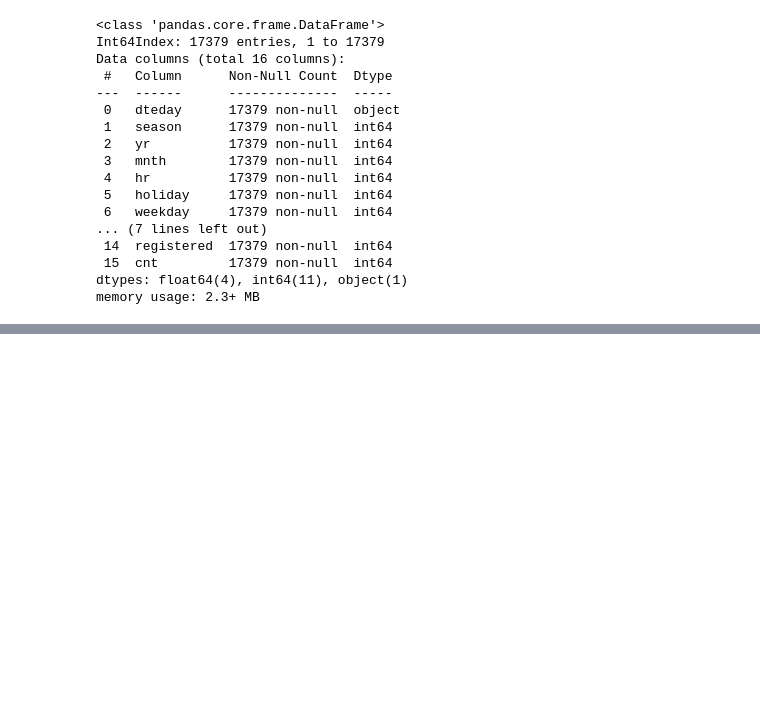
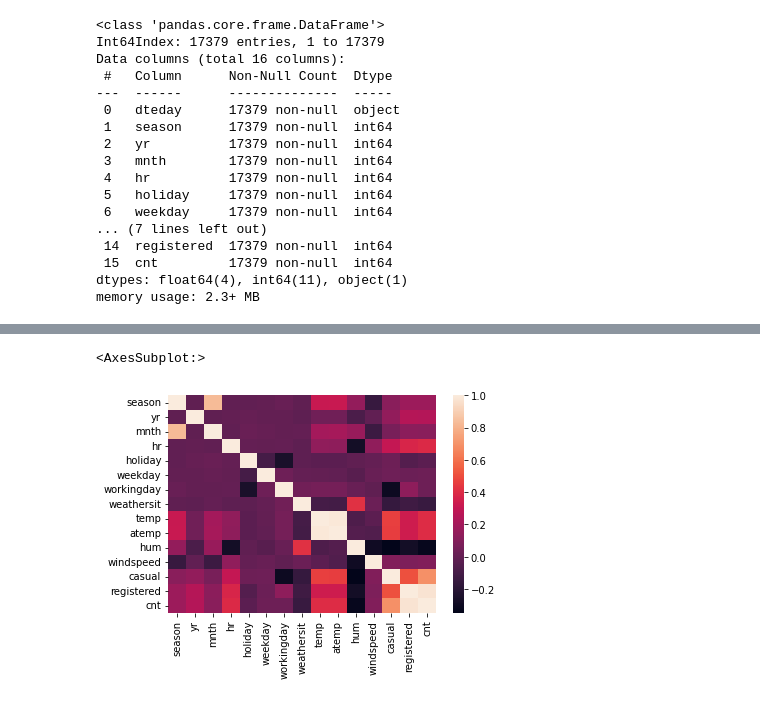
Before and after one commit to AlexeyMarg/ML_bicycle_sharing, a Jupyter notebook: bicycle_prediction.ipynb, the cells around one changed output, grey strips where cells are left out. Saved outputs shown, nothing was run; the diff lists cells and outputs as text; code cells hidden in the pictures; blank space fills up the shorter version.

```diff
--- a/bicycle_prediction.ipynb
+++ b/bicycle_prediction.ipynb
@@ -47,0 +57,5 @@ date_columns = ['dteday']
+# %%
+sns.heatmap(df.corr())
+# %% [output]
+<AxesSubplot:>
+[figure, added]
```
Also changed, not shown: parts of 3 cells of this notebook, 1 other file.
